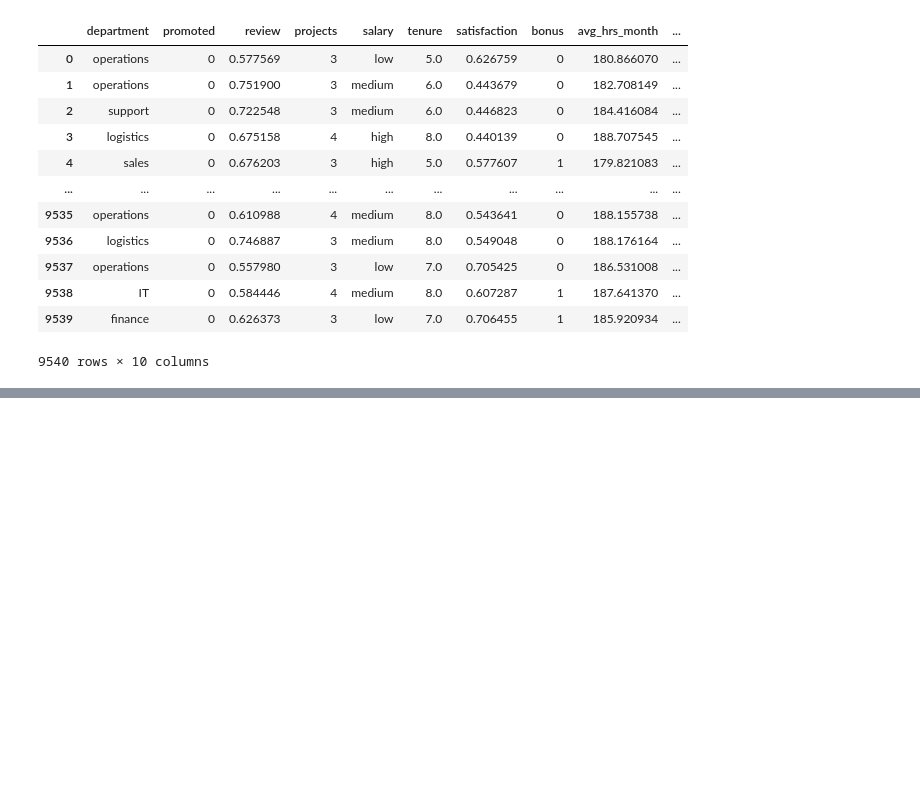
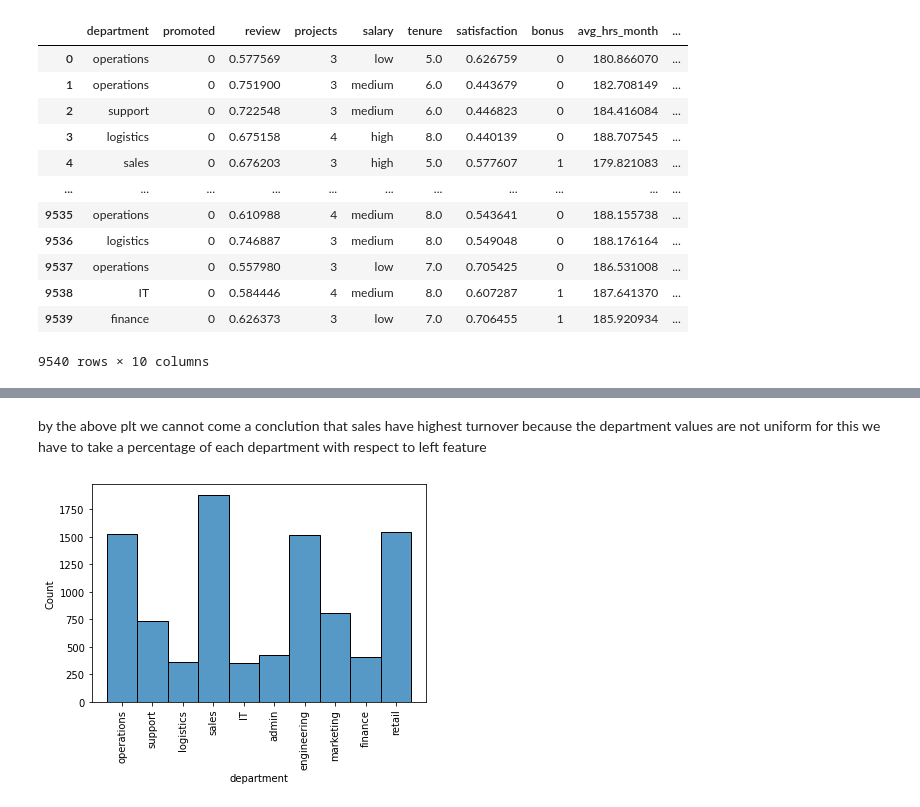
Before and after one commit to wahyunh10/Employee-Turnover-Project, a Jupyter notebook: employe_turnover_project.ipynb, the cells around one changed output, grey strips where cells are left out. Drawn from its saved outputs; the diff is of its cells as text; code cells hidden in the pictures; blank space fills up the shorter version.

```diff
--- a/employe_turnover_project.ipynb
+++ b/employe_turnover_project.ipynb
@@ -75,0 +109,10 @@ plt.show()
+# %% [markdown]
+by the above plt we cannot come a conclution that sales have highest turnover because the department values are not uniform for this we have to take a percentage of each department with respect to left feature
+# %%
+sns.set_style
+sns.histplot(df["department"])
+plt.xticks(rotation=90)
+plt.show()
+# in this plot we want to count the values of each department
+# %% [output]
+[figure, added]
```
Also changed, not shown: parts of 17 cells of this notebook.
